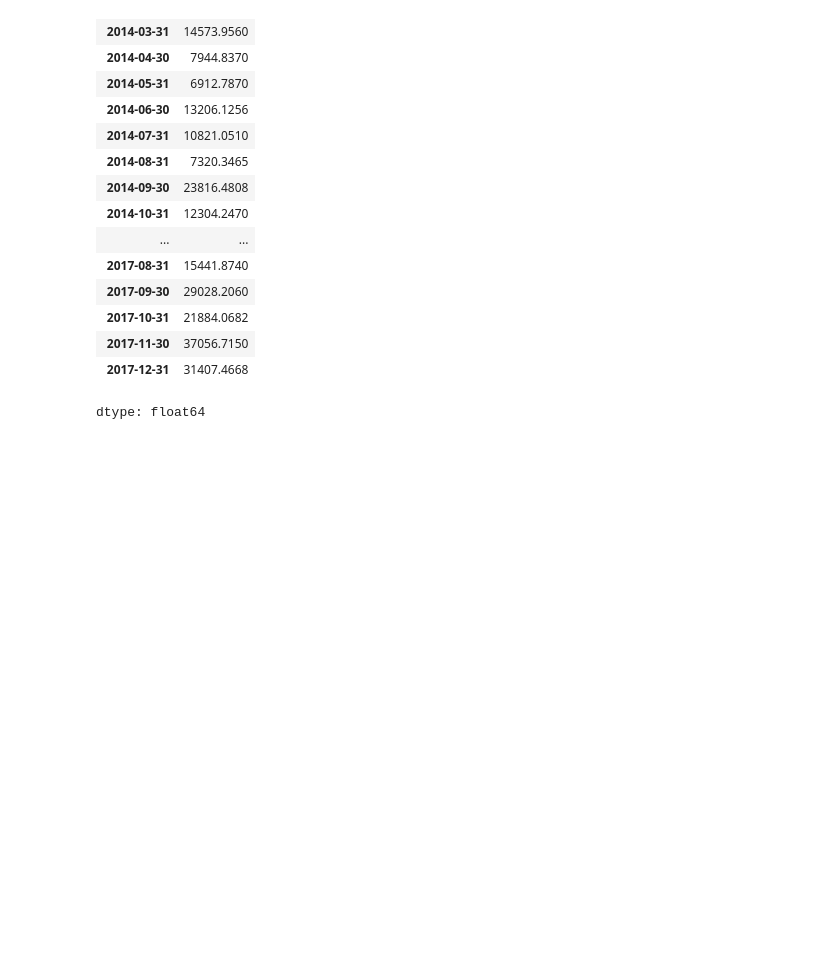
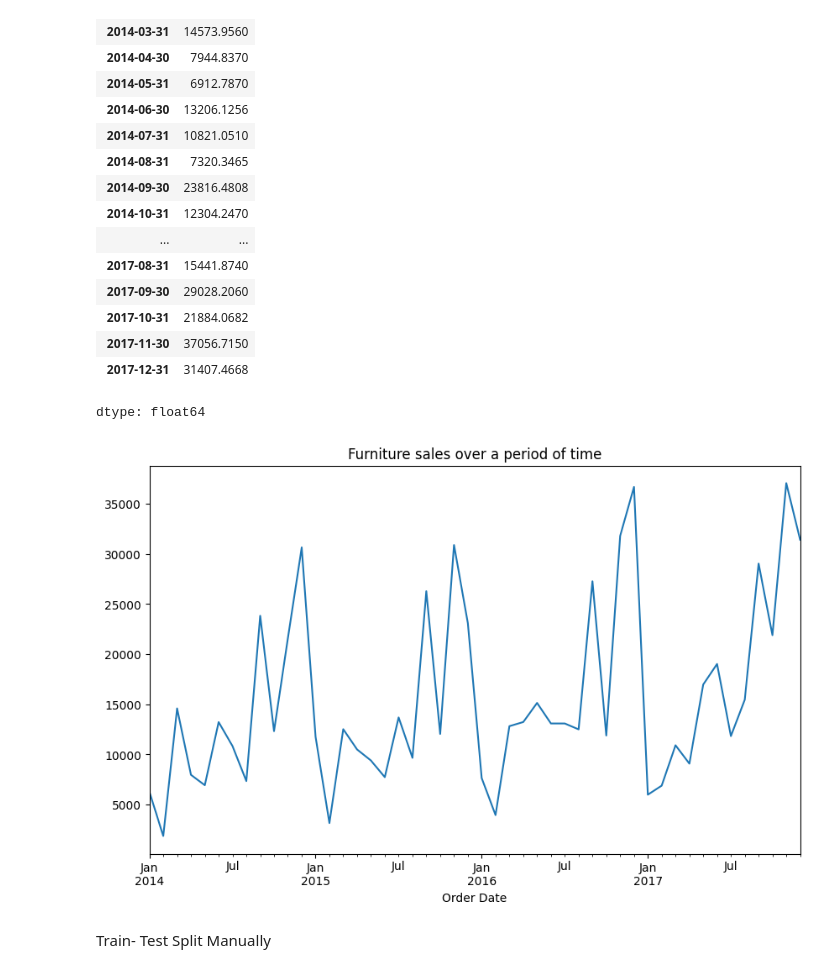
Before and after one commit to Jidnya28/Furniture-Sales-Forecasting, a Jupyter notebook: Furniture_Sales_Forecasting.ipynb, the cells around one changed output. Drawn from its saved outputs; the diff is of its cells as text; code cells hidden in the pictures; blank space fills up the shorter version.

```diff
--- a/Furniture_Sales_Forecasting.ipynb
+++ b/Furniture_Sales_Forecasting.ipynb
@@ -235,3 +239,11 @@ y
 | 2017-11-30 | 37056.7150 |
 | 2017-12-31 | 31407.4668 |
 dtype: float64
+# %%
+y.plot(figsize=(10,6))
+plt.title("Furniture sales over a period of time")
+plt.show()
+# %% [output]
+[figure, added]
+# %% [markdown]
+Train- Test Split Manually
```
Also changed, not shown: parts of 24 cells of this notebook.
